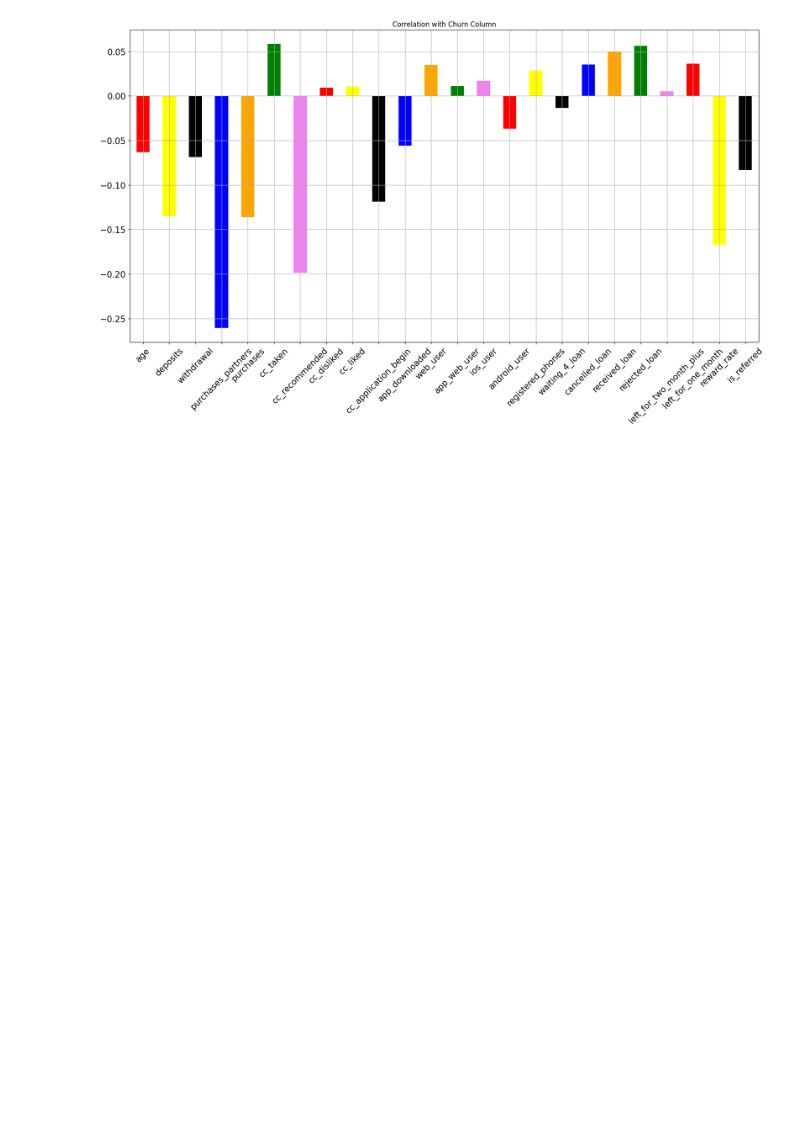
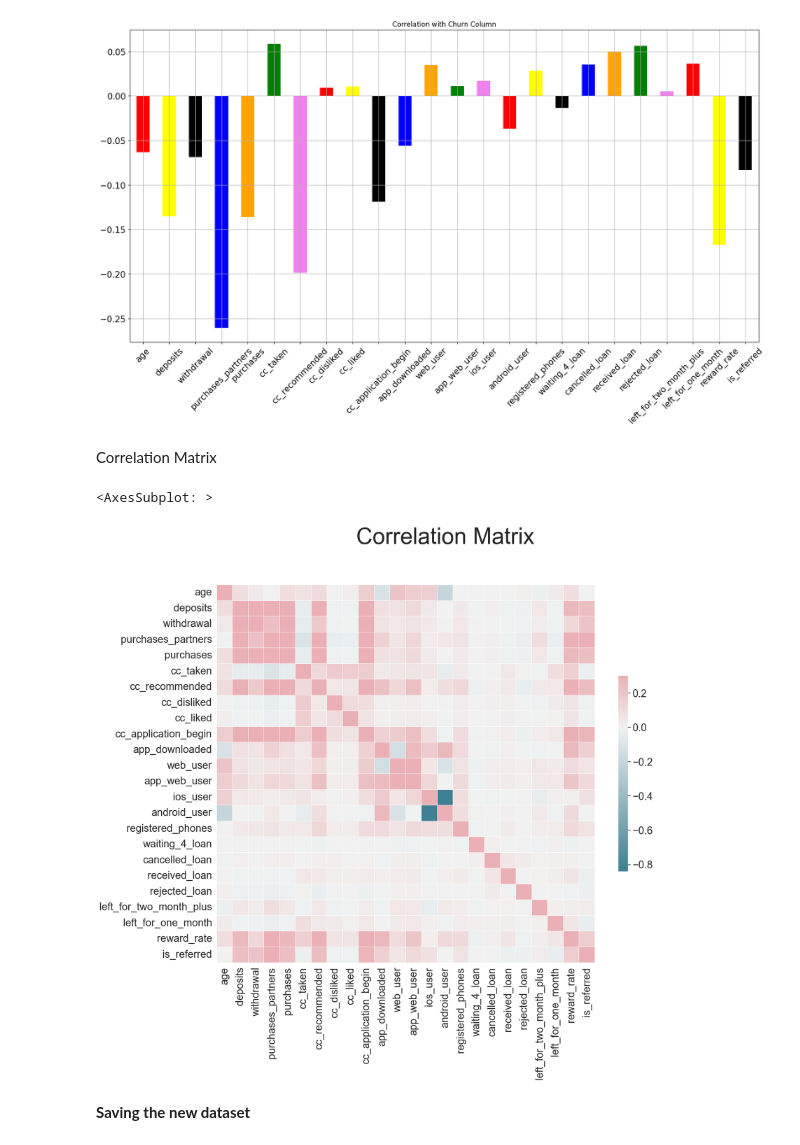
Before and after one commit to Devansh-Gupta-Official/minimizing-churn-subscription, a Jupyter notebook: minimizing_churn.ipynb, the cells around one changed output. Drawn from its saved outputs; the diff is of its cells as text; code cells hidden in the pictures; blank space fills up the shorter version.

Commit message:
visualizing the correlation matrix and saving the new dataframe

```diff
--- a/minimizing_churn.ipynb
+++ b/minimizing_churn.ipynb
@@ -209,3 +209,18 @@ df_corr.corrwith(df['churn']).plot(kind='bar',figsize=(20,10),title='Correlation
 # %% [output]
 <AxesSubplot: title={'center': 'Correlation with Churn Column'}>
 [figure]
+# %% [markdown]
+Correlation Matrix
+# %%
+sns.set(style='white',font_scale = 2)     #background
+corr = df.drop(columns=['user','churn']).corr()    #actual correlation
+
+f,ax = plt.subplots(figsize=(18,15))    #set up matplotlib figure
+f.suptitle("Correlation Matrix",fontsize=48)
+
+cmap = sns.diverging_palette(220,10,as_cmap=True)     #set up a custom diverging colormap
+
+sns.heatmap(corr,cmap=cmap,vmax=0.3,center=0,square=True,linewidths=0.5,cbar_kws={"shrink":0.5})
+# %% [output]
+<AxesSubplot: >
+[figure, added]
@@ -211,0 +235,2 @@ df_corr.corrwith(df['churn']).plot(kind='bar',figsize=(20,10),title='Correlation
+# %% [markdown]
+**Saving the new dataset**
```
Also changed, not shown: parts of 3 cells of this notebook.
